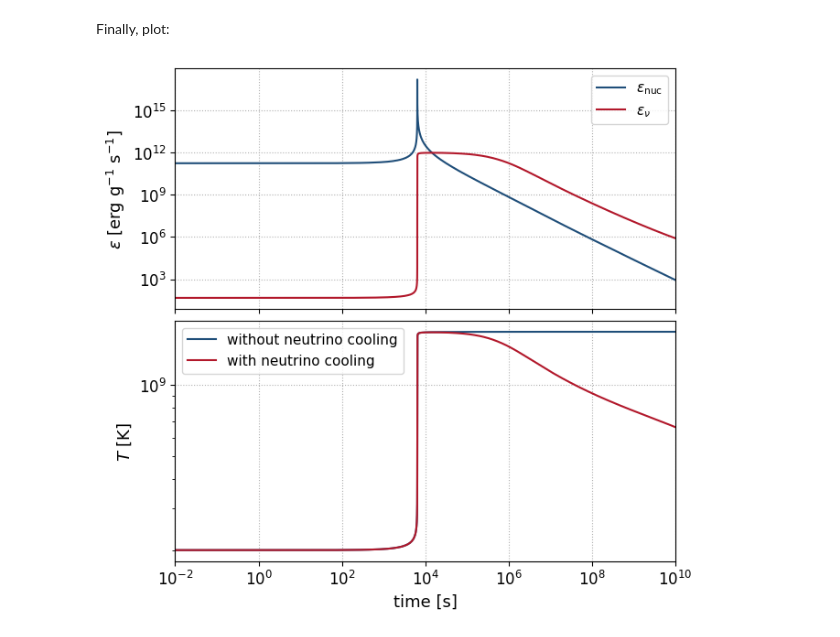
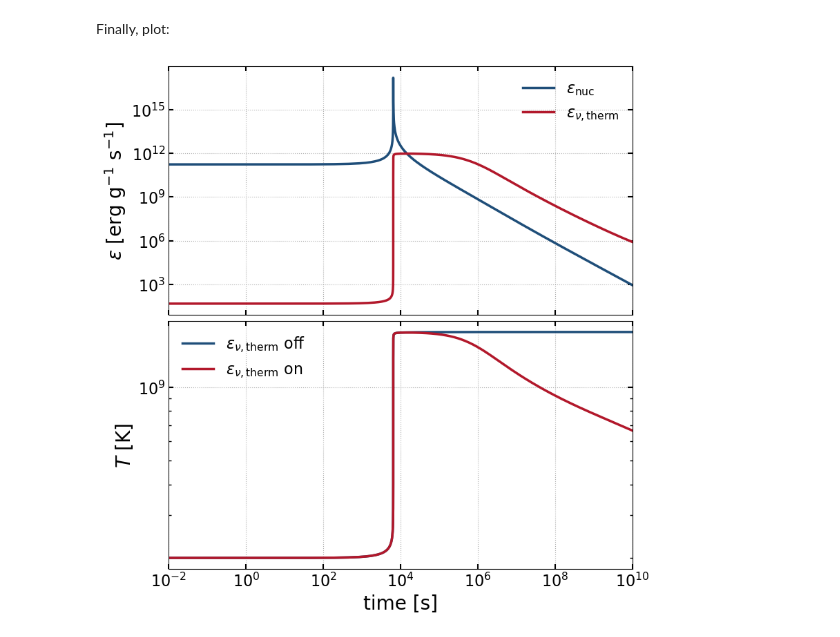
Before and after one commit to pynucastro/pynucastro3.0-paper-notebooks, a Jupyter notebook: neutrino_cooling/neutrino-cooling.ipynb, the cells around one changed output. Saved outputs shown, nothing was run; the diff lists cells and outputs as text; code cells hidden in the pictures.

Commit message:
update neutrino cooling size

```diff
--- a/neutrino_cooling/neutrino-cooling.ipynb
+++ b/neutrino_cooling/neutrino-cooling.ipynb
@@ -9,6 +9,26 @@ import matplotlib.pyplot as plt
 import pynucastro as pyna
 
 from pynucastro.neutrino_cooling import sneut5
+# %%
+import matplotlib.pyplot as plt
+SMALL_SIZE = 16
+MEDIUM_SIZE = 20
+BIGGER_SIZE = 22
+MAJOR_TICK_SIZE = 5
+MINOR_TICK_SIZE = 3
+
+plt.rc('font', size=SMALL_SIZE)          # controls default text sizes
+plt.rc('axes', titlesize=SMALL_SIZE)     # fontsize of the axes title
+plt.rc('axes', labelsize=MEDIUM_SIZE)    # fontsize of the x and y labels
+plt.rc('xtick', labelsize=SMALL_SIZE)    # fontsize of the tick labels
+plt.rc('ytick', labelsize=SMALL_SIZE)    # fontsize of the tick labels
+plt.rc('legend', fontsize=SMALL_SIZE)    # legend fontsize
+plt.rc('figure', titlesize=BIGGER_SIZE)  # fontsize of the figure title
+plt.rc('xtick.major', size=MAJOR_TICK_SIZE, width=1.5)
+plt.rc('xtick.minor', size=MINOR_TICK_SIZE, width=1)
+plt.rc('ytick.major', size=MAJOR_TICK_SIZE, width=1.5)
+plt.rc('ytick.minor', size=MINOR_TICK_SIZE, width=1)
+plt.rcParams.update({'lines.linewidth': 2.5})
 # %% [markdown]
 Start with a simple He-burning network:
 # %%
@@ -80,43 +100,46 @@ c_nu = "#b2182b"
 fig, (ax1, ax2) = plt.subplots(
     2,
     1,
-    figsize=(6.5, 6.0),
+    figsize=(8, 8),
     sharex=True,
     constrained_layout=True,
 )
 
 ax1.loglog(t_cooling, eps_nuc, color=c_nuc, label=r"$\epsilon_\mathrm{nuc}$")
-ax1.loglog(t_cooling, eps_nu, color=c_nu, label=r"$\epsilon_\nu$")
-ax1.set_ylabel(r"$\epsilon$ [erg g$^{-1}$ s$^{-1}$]", fontsize=FS_LABEL)
-ax1.legend(fontsize=FS_LEGEND)
+ax1.loglog(t_cooling, eps_nu, color=c_nu, label=r"$\epsilon_{\nu,\mathrm{therm}}$")
+ax1.set_ylabel(r"$\epsilon$ [erg g$^{-1}$ s$^{-1}$]")
+ax1.legend(frameon=False)
 ax1.grid(ls=":")
 
 mask_no_cooling = sol_no_cooling.t > 0.0
 
 ax2.loglog(
     sol_no_cooling.t[mask_no_cooling],
     sol_no_cooling.Temp[mask_no_cooling],
     color=c_nuc,
-    label="without neutrino cooling",
+    label=r"$\epsilon_{\nu,\mathrm{therm}}$ off",
 )
 ax2.loglog(
     sol_cooling.t[mask_cooling],
     sol_cooling.Temp[mask_cooling],
     color=c_nu,
-    label="with neutrino cooling",
+    label=r"$\epsilon_{\nu,\mathrm{therm}}$ on",
 )
 
-ax2.set_xlabel("time [s]", fontsize=FS_LABEL)
-ax2.set_ylabel(r"$T$ [K]", fontsize=FS_LABEL)
-ax2.legend(fontsize=FS_LEGEND)
+ax2.set_xlabel("time [s]")
+ax2.set_ylabel(r"$T$ [K]")
+ax2.legend(frameon=False)
 ax2.grid(ls=":")
 
 for ax in (ax1, ax2):
-    ax.tick_params(axis="both", labelsize=FS_TICK)
+    ax.minorticks_on()
+    ax.tick_params(top=True, bottom=True,
+                  left=True, right=True,
+                  direction="in", which="both")
 
 ax1.set_xlim(1.e-2, 1.e10)
 ax2.set_xlim(1.e-2, 1.e10)
 
 plt.show()
 # %% [output]
-[figure, old version]
+[figure, new version]
```
Also changed, not shown: parts of 1 cell of this notebook.
